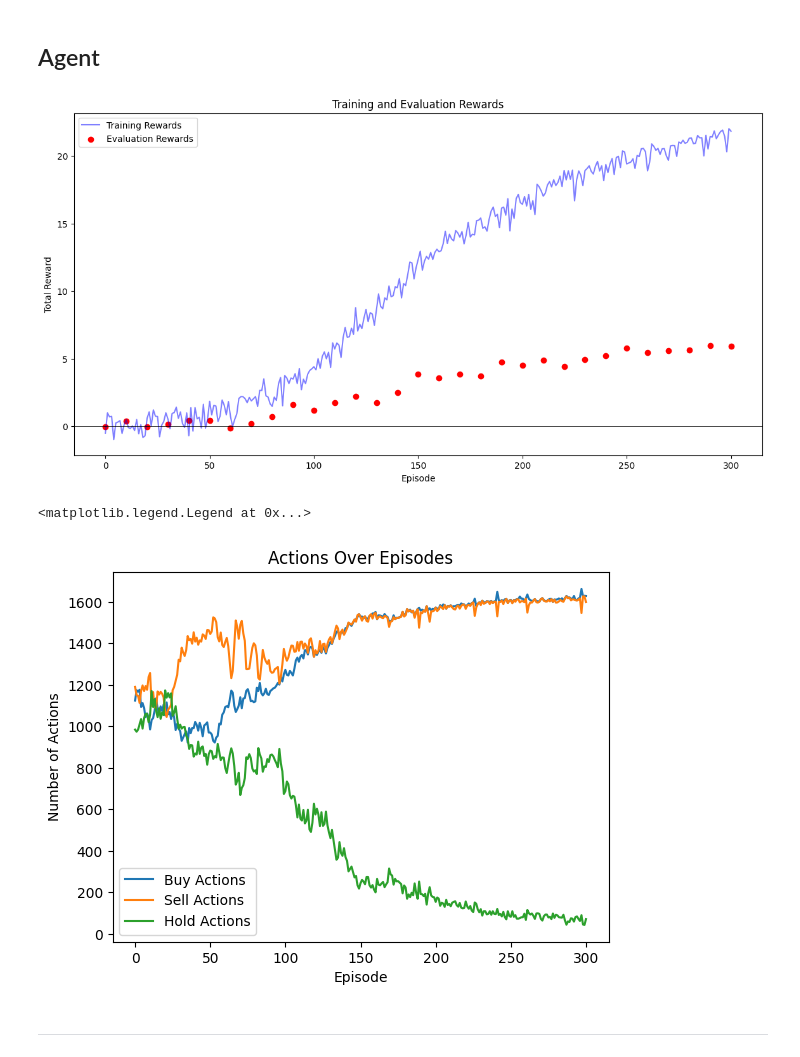
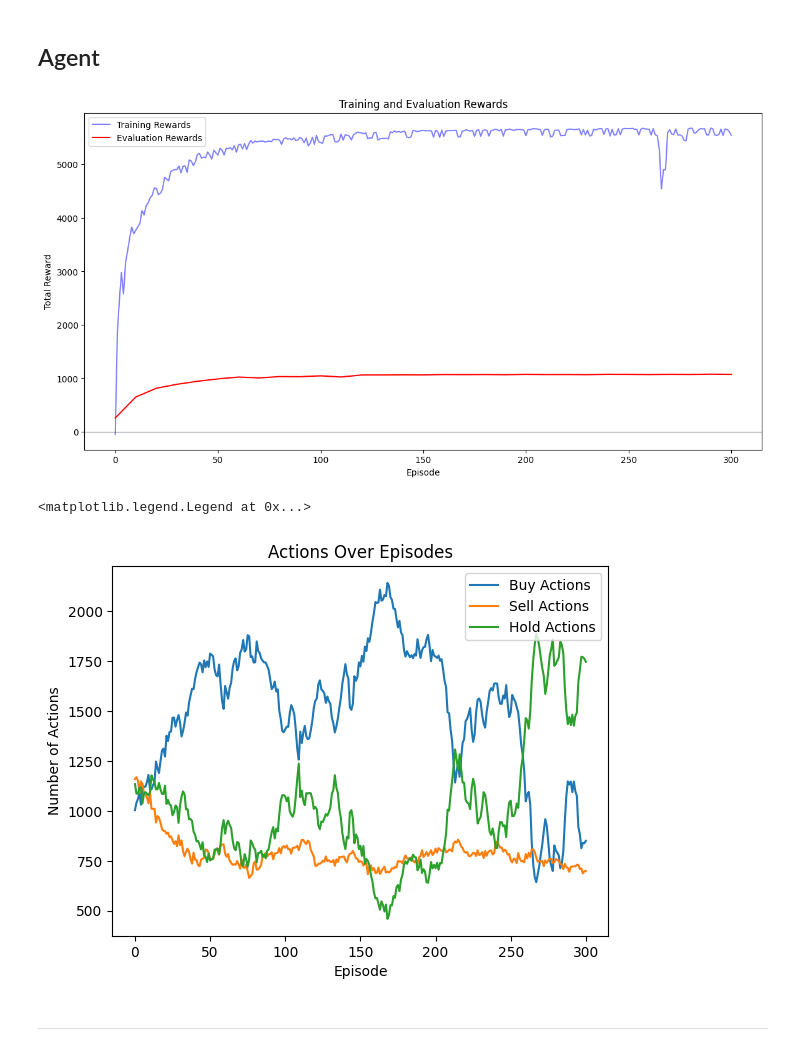
Before and after one commit to ramonges/Reinforcement-Learning-Project, a Jupyter notebook: ppoagentV2.ipynb, the cells around one changed output. Drawn from its saved outputs; the diff is of its cells as text; code cells hidden in the pictures.

Commit message:
using percent change instead of Close

```diff
--- a/ppoagentV2.ipynb
+++ b/ppoagentV2.ipynb
@@ -60,3 +60,10 @@ dataset['Close'].plot()
 # %% [output]
 <Axes: xlabel='Date'>
 [figure]
+# %%
+dataset['percent change'].plot()
+print(dataset['percent change'].describe())
+print("missing values: ", dataset['percent change'].isnull().sum())
+
+# Drop the missing values
+dataset = dataset.dropna()
@@ -107,7 +126,8 @@ Index(['Open', 'High', 'Low', 'Close', 'Adj Close', 'Volume', 'percent change',
 # %% [markdown]
 ## Split training & test set
 # %%
-X=list(dataset["Close"])
+#X=list(dataset["Close"])
+X=list(dataset["percent change"])
 X=[float(x) for x in X]
 # %%
 validation_size = 0.2
@@ -372,7 +392,7 @@ class TradingEnvironment:
 
     def _get_obs(self):
         # Obtain percent change from the previous step, if possible
-        if self.current_step > 0:
+        if self.current_step > 0 and self.data[self.current_step - 1] != 0:
             stock_price_change = (self.data[self.current_step] - self.data[self.current_step - 1]) / self.data[self.current_step - 1]
         else:
             stock_price_change = 0
@@ -473,34 +493,34 @@ for episode in pbar:
 # %%
 # Plotting the training and evaluation rewards
 plt.figure(figsize=(14, 7))
 
 # Plot training rewards
 plt.plot(episode_rewards, label='Training Rewards', color='blue', alpha=0.5)
 
 # Plot evaluation rewards, using range to align with the training episodes
-plt.scatter(range(0, episode_count + 1, evaluation_interval), evaluation_rewards,
+plt.plot(range(0, episode_count + 1, evaluation_interval), evaluation_rewards,
             label='Evaluation Rewards', color='red')
 
 plt.title('Training and Evaluation Rewards')
 plt.xlabel('Episode')
 plt.ylabel('Total Reward')
 plt.axhline(0, color='black', linewidth=0.5)
 plt.legend()
 plt.show()
 
 
 # plot the number of actions over episodes
 plt.plot(number_of_buy_actions, label='Buy Actions')
 plt.plot(number_of_sell_actions, label='Sell Actions')
 plt.plot(number_of_hold_actions, label='Hold Actions')
 plt.title('Actions Over Episodes')
 plt.xlabel('Episode')
 plt.ylabel('Number of Actions')
 plt.legend()
 # %% [output]
-[figure, old version]
+[figure, new version]
 <matplotlib.legend.Legend at 0x...>
-[figure, old version]
+[figure, new version]
 # %% [markdown]
 ---
 # %% [markdown]
```
Also changed, not shown: parts of 7 cells of this notebook.
